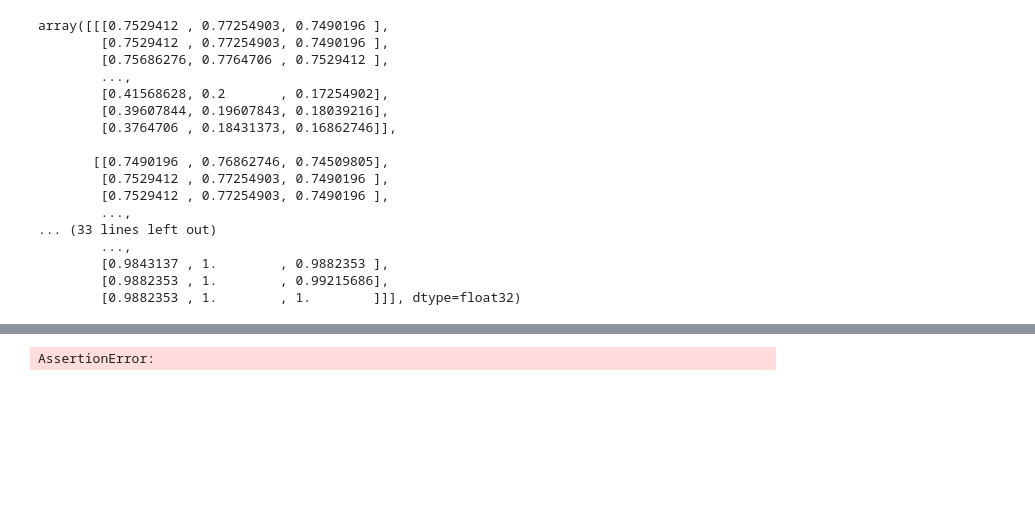
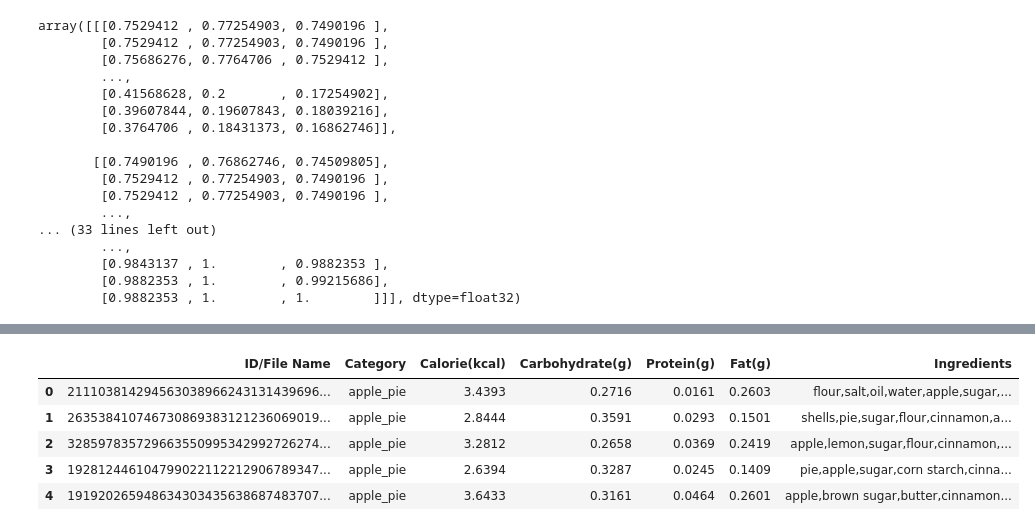
Before and after one commit to Cheng-K/FoodNet, a Jupyter notebook: main/build_model.ipynb, the cells around one changed output, grey strips where cells are left out. Saved outputs shown, nothing was run; the diff lists cells and outputs as text; code cells hidden in the pictures; blank space fills up the shorter version.

Commit message:
Update build_model.ipynb
Done importing recipe5k dataset as tensorflow dataset

```diff
--- a/main/build_model.ipynb
+++ b/main/build_model.ipynb
@@ -39,16 +8,3 @@ tf.Tensor([b'onion' b'green leaves'], shape=(2,), dtype=string)
-# %%
-def load_image_to_arr(path):
-    image = tf.keras.preprocessing.image.load_img(path)
-    return tf.keras.preprocessing.image.img_to_array(image)
-
-
-def normalize_image(img_tensor):
-    return img_tensor / img_tensor.max()
-
-
-def load_recipe5k_metadata():
-    directory = Path("../Food Datasets/final-dataset/metadata/recipes5k_metadata.csv")
-    return pd.read_csv(directory, sep="\t")
 # %%
 class OneHotEncoder:
     def __init__(self, all_category_list, all_ingredient_list):
@@ -131,2 +176,6 @@ array([[[0.7529412 , 0.77254903, 0.7490196 ],
 # %%
-load_recipe5k_metadata()
+def load_recipe5k_metadata():
+    directory = (
+        Path("../Food Datasets/final-dataset") / "metadata" / "recipes5k_metadata.csv"
+    )
+    return pd.read_csv(directory, sep="\t")
@@ -147,3 +182,11 @@ load_recipe5k_metadata()
 # %%
+data = load_recipe5k_metadata()
-# %% [output]
-AssertionError:
+# %%
+data.head()
+# %% [output]
+|  | ID/File Name | Category | Calorie(kcal) | Carbohydrate(g) | Protein(g) | Fat(g) | Ingredients |
+| 0 | 211103814294563038966243131439696... | apple_pie | 3.4393 | 0.2716 | 0.0161 | 0.2603 | flour,salt,oil,water,apple,sugar,... |
+| 1 | 263538410746730869383121236069019... | apple_pie | 2.8444 | 0.3591 | 0.0293 | 0.1501 | shells,pie,sugar,flour,cinnamon,a... |
+| 2 | 328597835729663550995342992726274... | apple_pie | 3.2812 | 0.2658 | 0.0369 | 0.2419 | apple,lemon,sugar,flour,cinnamon,... |
+| 3 | 192812446104799022112212906789347... | apple_pie | 2.6394 | 0.3287 | 0.0245 | 0.1409 | pie,apple,sugar,corn starch,cinna... |
+| 4 | 191920265948634303435638687483707... | apple_pie | 3.6433 | 0.3161 | 0.0464 | 0.2601 | apple,brown sugar,butter,cinnamon... |
```
Also changed, not shown: parts of 15 cells of this notebook.
